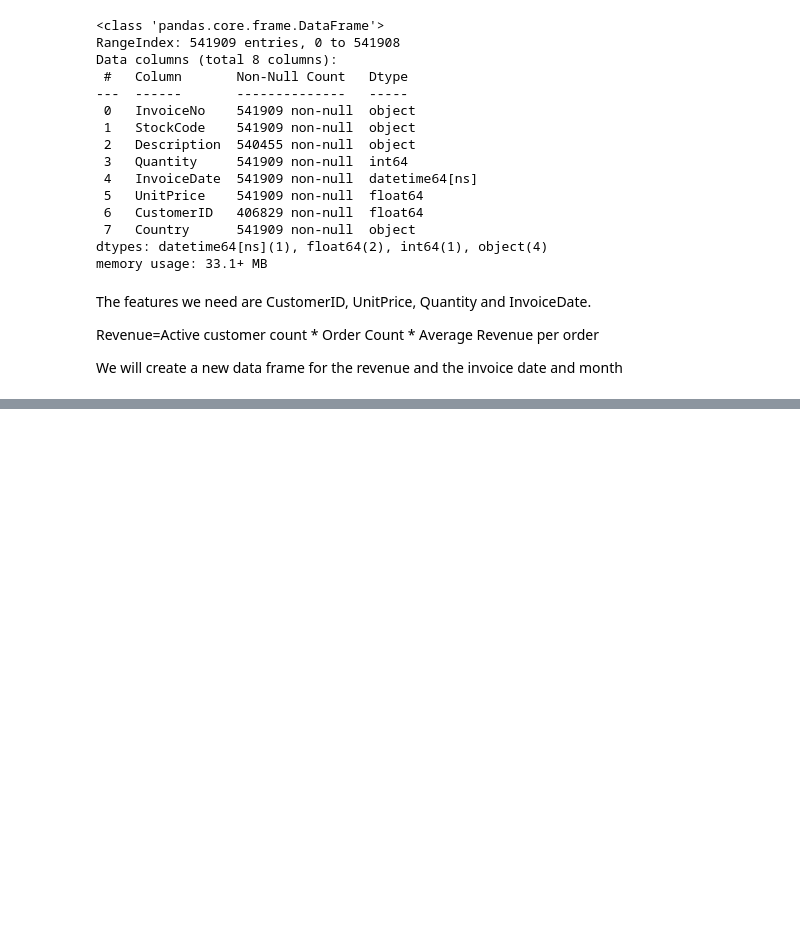
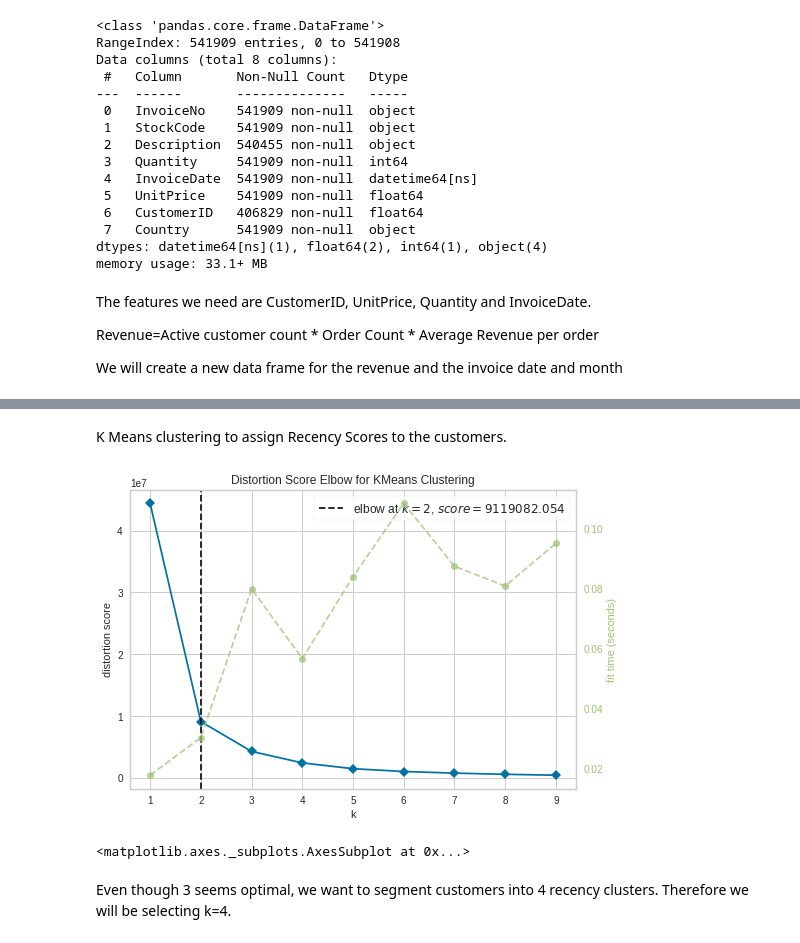
Before and after one commit to pk2971/Customer-Lifetime-Value-Analysis-and-Prediction, a Jupyter notebook: LTV_Customer_Analysis.ipynb, the cells around one changed output, grey strips where cells are left out. Cells and saved outputs as stored; diff of their text form; code cells hidden in the pictures; blank space fills up the shorter version.

Commit message:
RFM analysis and clustering/visualization

```diff
--- a/LTV_Customer_Analysis.ipynb
+++ b/LTV_Customer_Analysis.ipynb
@@ -65,0 +83,12 @@ RFM Clustering of the customers
+# %%
+#Finding Recency
+df_user=pd.DataFrame()
+df_user['CustomerID']=pd.DataFrame(df['CustomerID'].unique())
+
+df_max_purchase = pd.DataFrame(df.groupby('CustomerID').InvoiceDate.max().reset_index())
+df_max_purchase.columns = ['CustomerID','MaxPurchaseDate']
+
+df_max_purchase['Recency'] = (df_max_purchase['MaxPurchaseDate'].max() - df_max_purchase['MaxPurchaseDate']).dt.days
+
+df_user=pd.merge(df_user, df_max_purchase[['CustomerID','Recency']], on='CustomerID')
+#Would have been sm easier on SQL
@@ -65,0 +107,16 @@ RFM Clustering of the customers
+# %% [markdown]
+K Means clustering to assign Recency Scores to the customers.
+# %%
+#Elbow visualizer to find the K value for K-Means Model
+from sklearn.cluster import KMeans
+from yellowbrick.cluster import KElbowVisualizer
+X=df_user[['Recency']]
+model = KMeans(random_state=1)
+visualizer = KElbowVisualizer(model, k=(1,10))
+visualizer.fit(X)
+visualizer.show()
+# %% [output]
+[figure, added]
+<matplotlib.axes._subplots.AxesSubplot at 0x...>
+# %% [markdown]
+Even though 3 seems optimal, we want to segment customers into 4 recency clusters. Therefore we will be selecting k=4.
```
Also changed, not shown: parts of 25 cells of this notebook.
